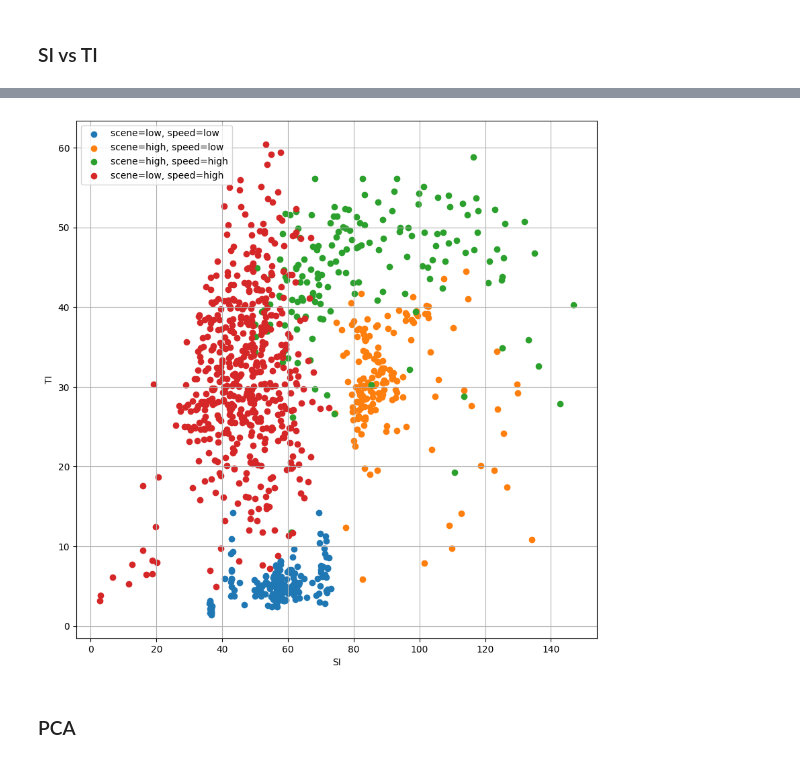
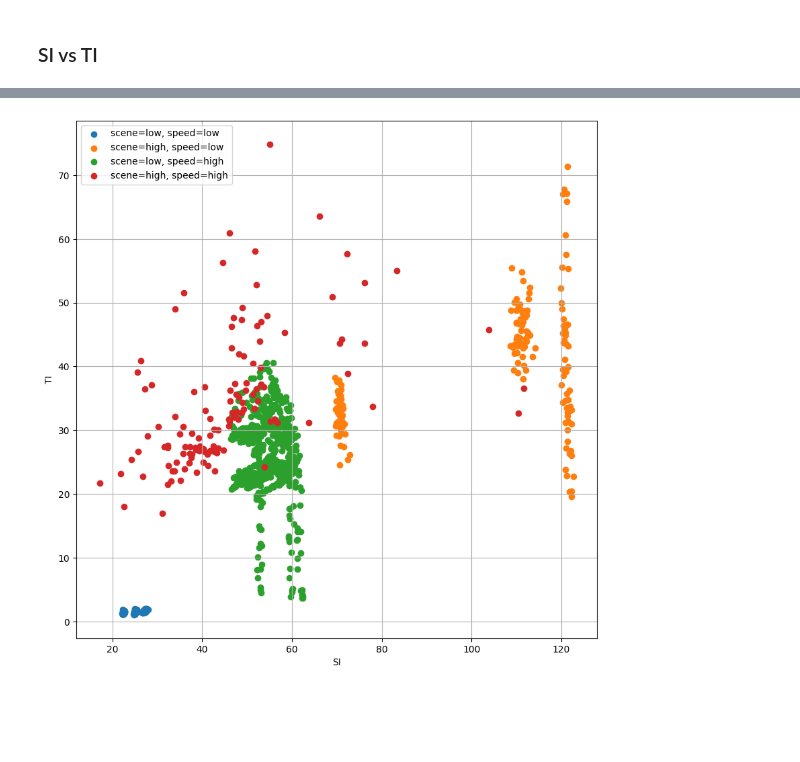
Before and after one commit to krishna-durbha-skydio/Dynamic-Frame-Rate, a Jupyter notebook: statistics/feature_analysis.ipynb, the cells around one changed output, grey strips where cells are left out. Drawn from its saved outputs; the diff is of its cells as text; code cells hidden in the pictures; blank space fills up the shorter version.

```diff
--- a/statistics/feature_analysis.ipynb
+++ b/statistics/feature_analysis.ipynb
@@ -40,2 +19,22 @@ def Extract_Low_Level_Features(
+# %%
+# Features Path
+features_path = "/home/krishnasrikardurbha/Desktop/Dynamic-Frame-Rate/dataset/features"
+
+features = {}
+for filename in os.listdir(features_path):
+    features_data = pd.read_csv(os.path.join(features_path, filename)).to_numpy()[:,1:]
+    features[os.path.splitext(filename)[0]] = []
+
+    for i in range(0,len(features_data),10):
+        if len(features_data[i:i+10])-5 > 0:
+            index = np.random.randint(0, len(features_data[i:i+10])-5, 1)[0]
+            features[os.path.splitext(filename)[0]].append(np.mean(features_data[i:i+10][index:index+5], axis=0))
+        else:
+            continue
+
+    features[os.path.splitext(filename)[0]] = np.asarray(features[os.path.splitext(filename)[0]])
+
+
+features = dict(sorted(features.items()))
 # %% [markdown]
 ### SI vs TI
@@ -42,32 +72,31 @@ def Extract_Low_Level_Features(
 # %%
-# Loading Features
-features = Extract_Low_Level_Features(features_names=["mean_SI_mean", "mean_TI_std"])
-
 # Plotting Figure
 plt.figure(figsize=(10,10))
 plt.grid()
 plt.xlabel('SI')
 plt.ylabel("TI")
 
+NUM_COLORS = 12
+cm = plt.get_cmap('jet')
+colors = [cm(1.*i/NUM_COLORS) for i in range(NUM_COLORS)]
+
 Data = [[],[],[],[]]
 
-for key, value in features.items():
-    flight_num = int(key.split("_")[0].split("t")[-1])
-
-    index = (flight_num-1)//12
-    Data[index].append(list(value))
+for i, key in enumerate(features.keys()):
+    value = features[key]
+    mode = int(key.split("_")[0][-1])
+    Data[mode].append(value.tolist())
+    # plt.scatter(value[:,0], value[:,1], label="{}".format(key), c=colors[i])
 
 
 for i in range(4):
-    data = np.asarray(Data[i])
-    if i == 0 or i == 3:
-        plt.scatter(data[:,0], data[:,1], label="scene=low, speed={}".format("low" if i==0 else "high"))
+    data = np.concatenate(Data[i], axis=0)
+    if i == 0 or i == 2:
+        plt.scatter(data[:,0], data[:,3], label="scene=low, speed={}".format("low" if i==0 else "high"))
     else:
-        plt.scatter(data[:,0], data[:,1], label="scene=high, speed={}".format("low" if i==1 else "high"))
+        plt.scatter(data[:,0], data[:,3], label="scene=high, speed={}".format("low" if i==1 else "high"))
 
 plt.legend()
 plt.show()
 # %% [output]
-[figure, old version]
+[figure, new version]
-# %% [markdown]
-### PCA
```
Also changed, not shown: parts of 3 cells of this notebook, 5 other files.
